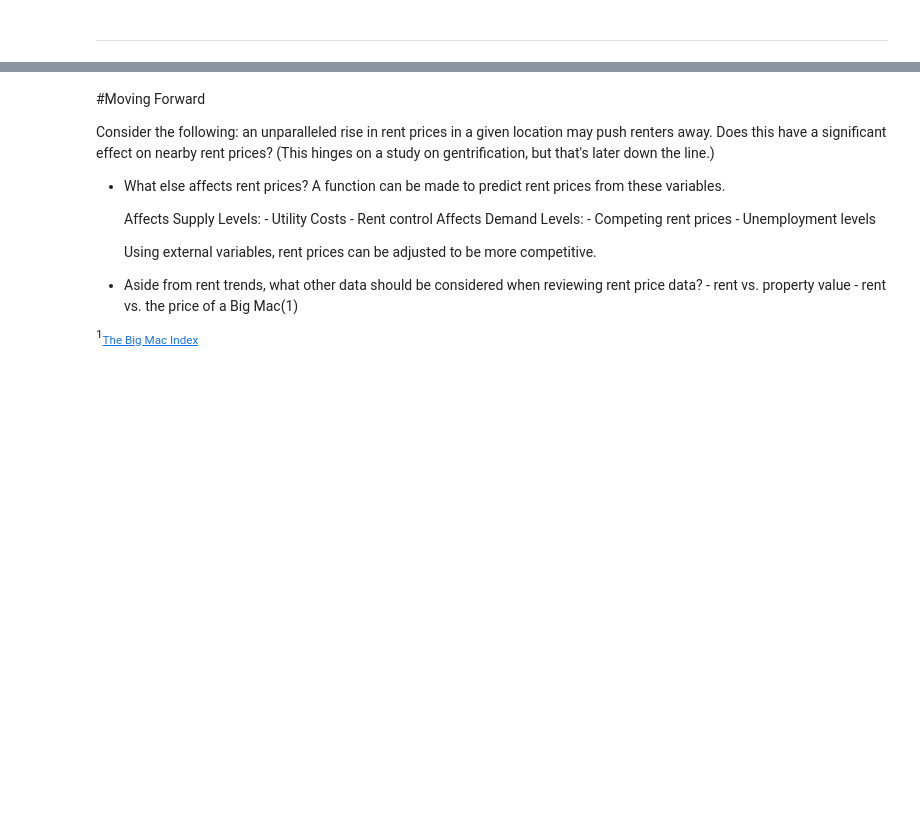
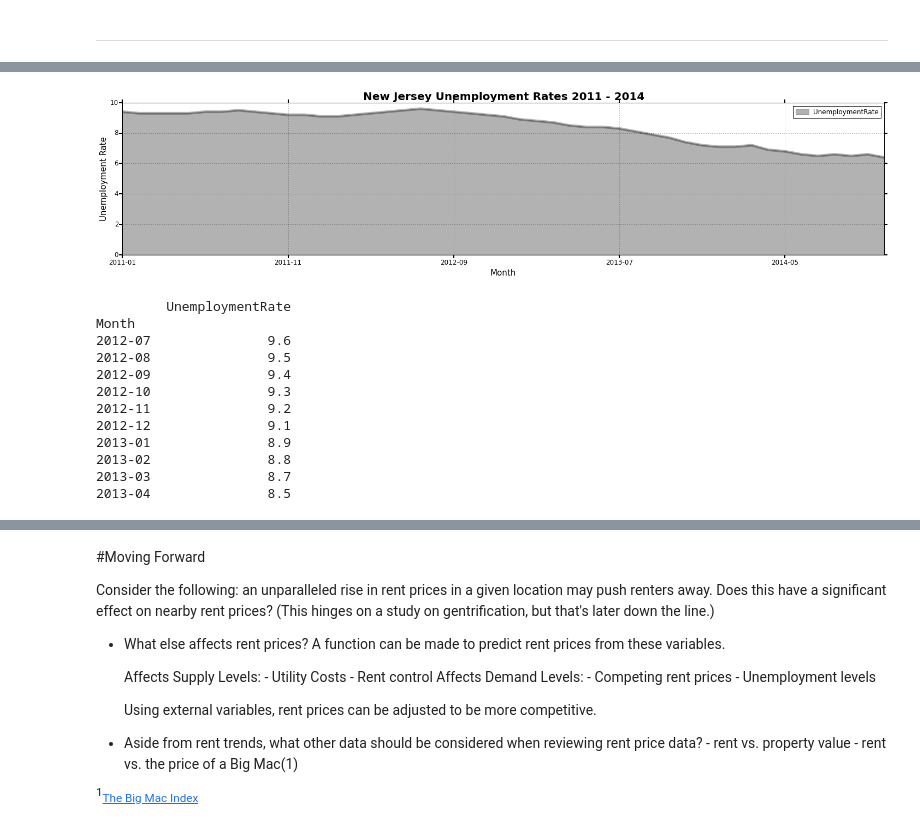
Before and after one commit to c-trl/median-rent-prices-exploration, a Jupyter notebook: zillow-data-exploration.ipynb, the cells around one changed output, grey strips where cells are left out. Cells and saved outputs as stored; diff of their text form; code cells hidden in the pictures; blank space fills up the shorter version.

```diff
--- a/zillow-data-exploration.ipynb
+++ b/zillow-data-exploration.ipynb
@@ -140,0 +225,23 @@ Just for reference.  <b>Bridgewater, NJ</b> probably trends separately from the
+# %%
+njue.plot(kind='area', figsize=(25,5), color='#000000', alpha=0.3)
+plt.title('New Jersey Unemployment Rates 2011 - 2014',fontsize=20,weight='bold')
+plt.xlabel('Month', fontsize=15)
+plt.ylabel('Unemployment Rate', fontsize=15)
+plt.tick_params(axis='both', direction='out', length=6, width=2, colors='black', labelsize='large')
+
+plt.show()
+print njue[18:28]
+# %% [output]
+[figure, added]
+         UnemploymentRate
+Month
+2012-07               9.6
+2012-08               9.5
+2012-09               9.4
+2012-10               9.3
+2012-11               9.2
+2012-12               9.1
+2013-01               8.9
+2013-02               8.8
+2013-03               8.7
+2013-04               8.5
```
Also changed, not shown: parts of 45 cells of this notebook.
